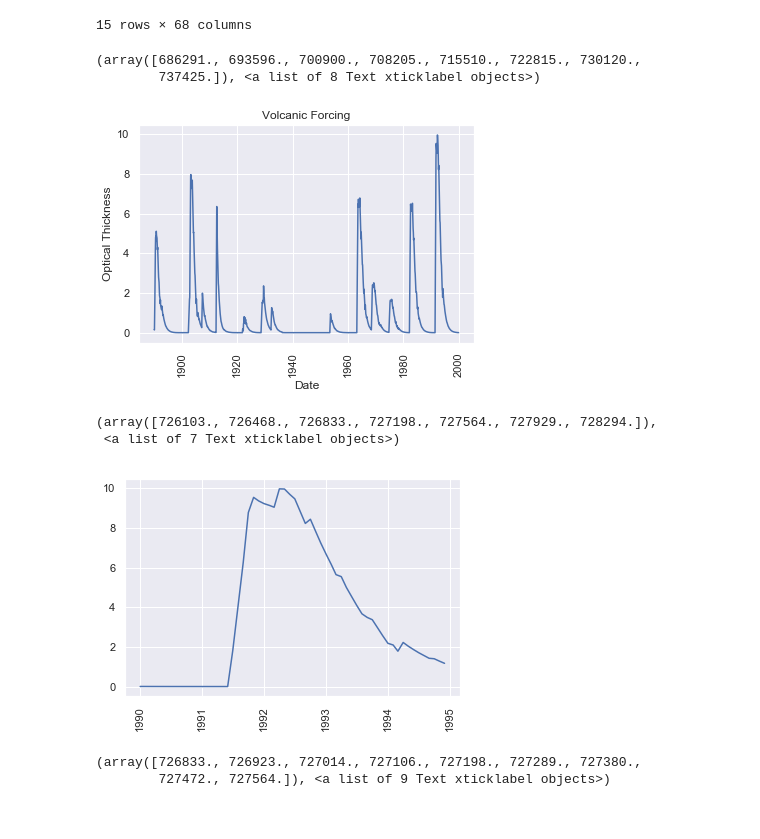
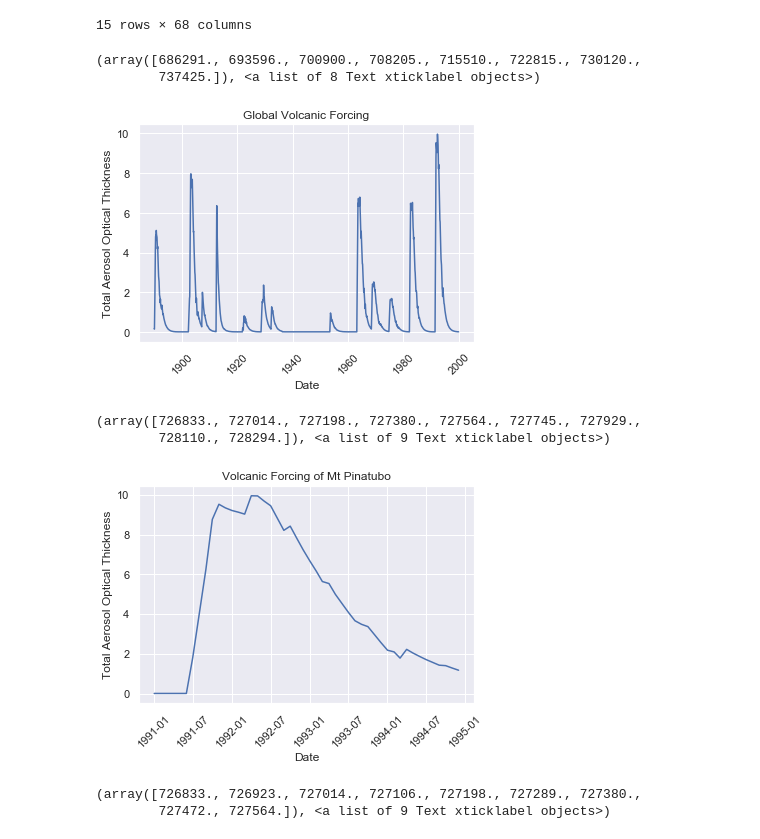
Before and after one commit to DylanHong/MtPinatubo, a Jupyter notebook: Volcano.ipynb, the cells around one changed output. Saved outputs shown, nothing was run; the diff lists cells and outputs as text; code cells hidden in the pictures.

```diff
--- a/Volcano.ipynb
+++ b/Volcano.ipynb
@@ -166,24 +203,28 @@ df1.head(15)
 | 14 | 0.052905 | 0.052905 | 0.052905 | 0.052905 | 0.052905 | 0.058397 | 0.062500 | 0.062500 | 0.062500 | 0.062500 | ... | ... |
 15 rows × 68 columns
 # %%
-rand = df1.query('year >1989 and year < 1995')
+rand = df1.query('year >1990 and year < 1995')
 # %%
 plt.plot(df1['date'],df1['total'])
-plt.title('Volcanic Forcing')
+plt.title('Global Volcanic Forcing')
 plt.xlabel('Date')
-plt.ylabel('Optical Thickness')
-plt.xticks(rotation=90)
+plt.ylabel('Total Aerosol Optical Thickness')
+plt.xticks(rotation=45)
 # %% [output]
 (array([686291., 693596., 700900., 708205., 715510., 722815., 730120.,
         737425.]), <a list of 8 Text xticklabel objects>)
-[figure, old version]
+[figure, new version]
 # %%
 plt.plot(rand['date'],rand['total'])
 plt.xticks(rotation = 90)
+plt.title('Volcanic Forcing of Mt Pinatubo')
+plt.xlabel('Date')
+plt.ylabel('Total Aerosol Optical Thickness')
+plt.xticks(rotation=45)
 # %% [output]
-(array([726103., 726468., 726833., 727198., 727564., 727929., 728294.]),
- <a list of 7 Text xticklabel objects>)
+(array([726833., 727014., 727198., 727380., 727564., 727745., 727929.,
+        728110., 728294.]), <a list of 9 Text xticklabel objects>)
-[figure, old version]
+[figure, new version]
 # %%
 rand1 = df1.query('year > 1990 and year < 1993')
 plt.plot(rand1['date'],rand1['total'])
```
Also changed, not shown: parts of 11 cells of this notebook.
